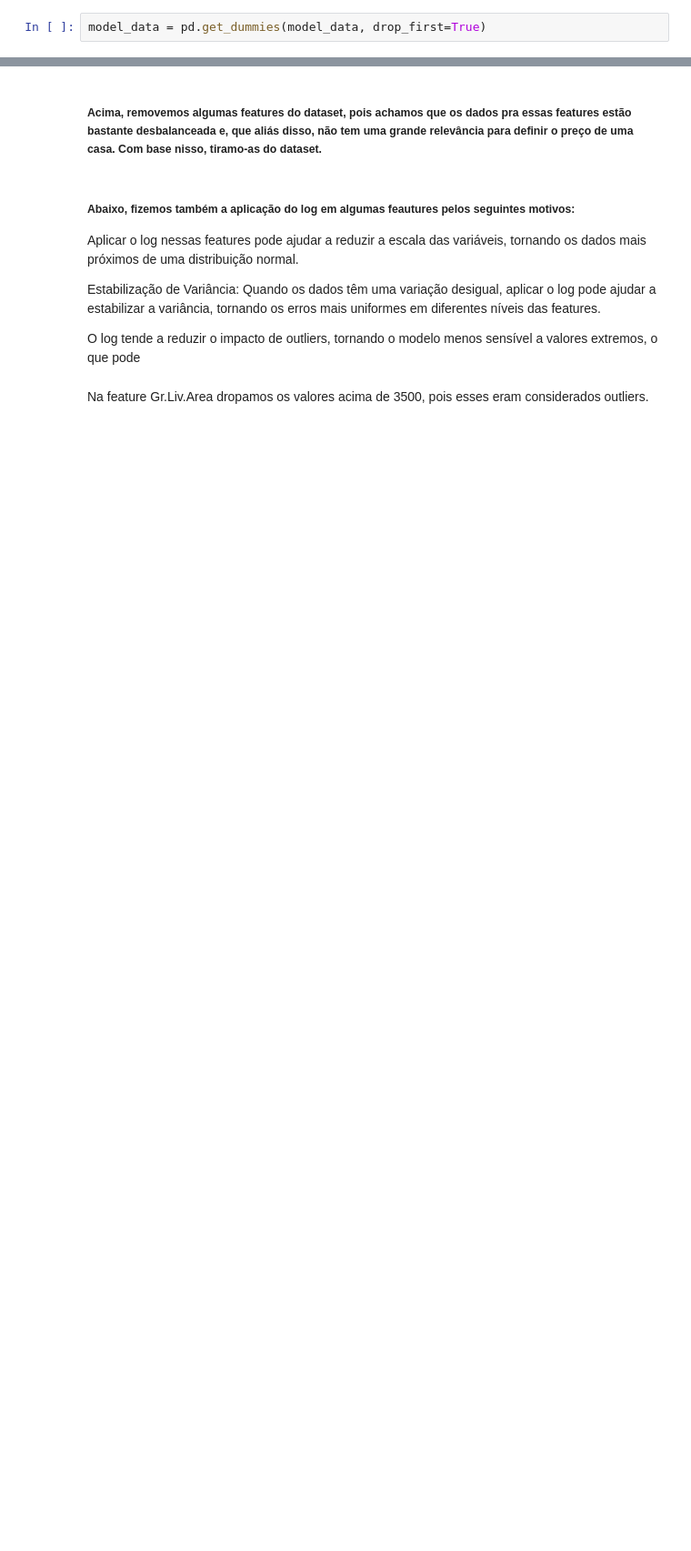
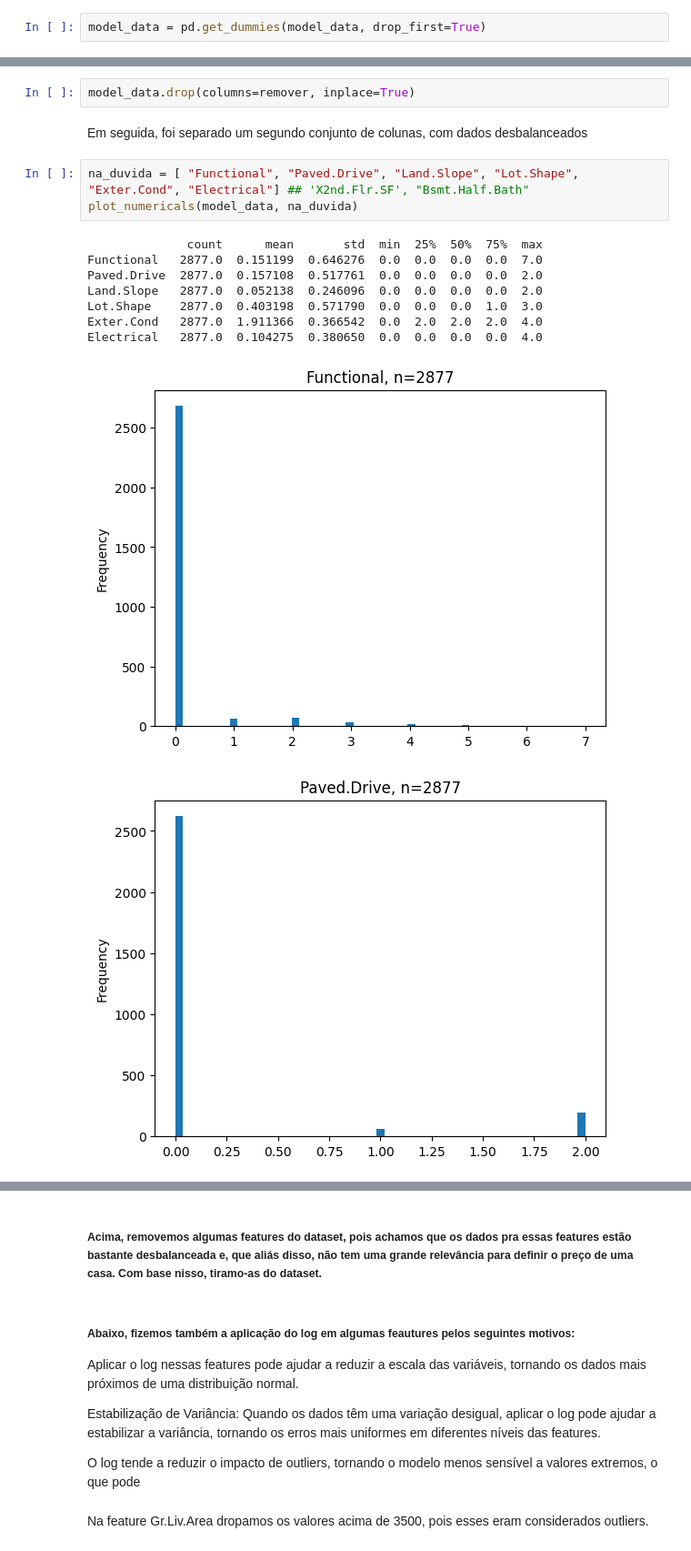
Before and after one commit to fernandovs4/ames, a Jupyter notebook: notebooks/regression_model_for_ames_EsdrasG_FernandoS.ipynb, the cells around one changed output, grey strips where cells are left out. Shown at 91% size. Drawn from its saved outputs; the diff is of its cells as text; blank space fills up the shorter version.

```diff
--- a/notebooks/regression_model_for_ames_EsdrasG_FernandoS.ipynb
+++ b/notebooks/regression_model_for_ames_EsdrasG_FernandoS.ipynb
@@ -2173,0 +1370,17 @@ model_data = pd.get_dummies(model_data, drop_first=True)
+# %%
+model_data.drop(columns=remover, inplace=True)
+# %% [markdown]
+Em seguida, foi separado um segundo conjunto de colunas, com dados desbalanceados
+# %%
+na_duvida = [ "Functional", "Paved.Drive", "Land.Slope", "Lot.Shape",  "Exter.Cond", "Electrical"] ## 'X2nd.Flr.SF', "Bsmt.Half.Bath"
+plot_numericals(model_data, na_duvida)
+# %% [output]
+              count      mean       std  min  25%  50%  75%  max
+Functional   2877.0  0.151199  0.646276  0.0  0.0  0.0  0.0  7.0
+Paved.Drive  2877.0  0.157108  0.517761  0.0  0.0  0.0  0.0  2.0
+Land.Slope   2877.0  0.052138  0.246096  0.0  0.0  0.0  0.0  2.0
+Lot.Shape    2877.0  0.403198  0.571790  0.0  0.0  0.0  1.0  3.0
+Exter.Cond   2877.0  1.911366  0.366542  0.0  2.0  2.0  2.0  4.0
+Electrical   2877.0  0.104275  0.380650  0.0  0.0  0.0  0.0  4.0
+[figure, added]
+[figure, added]
```
Also changed, not shown: parts of 114 cells of this notebook.
